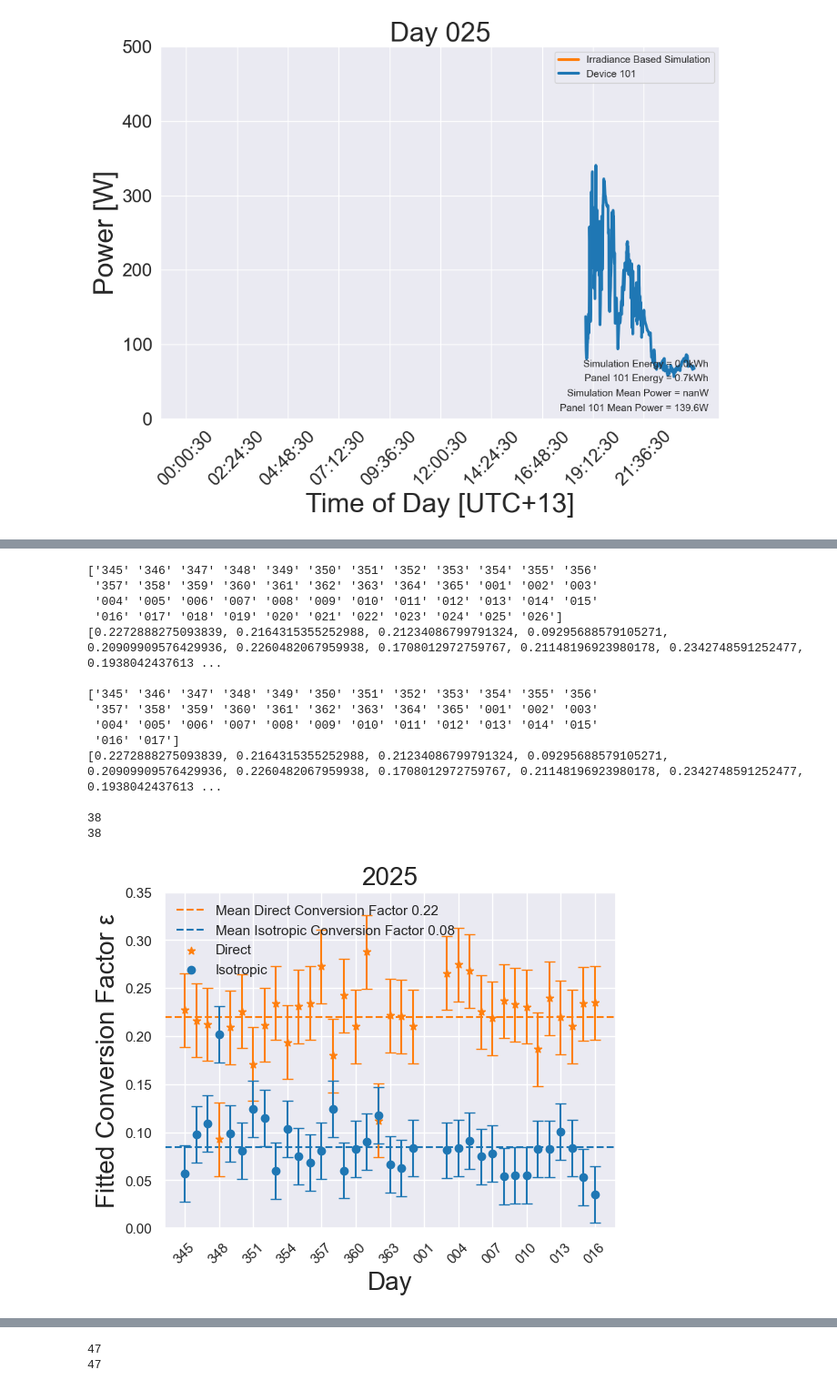
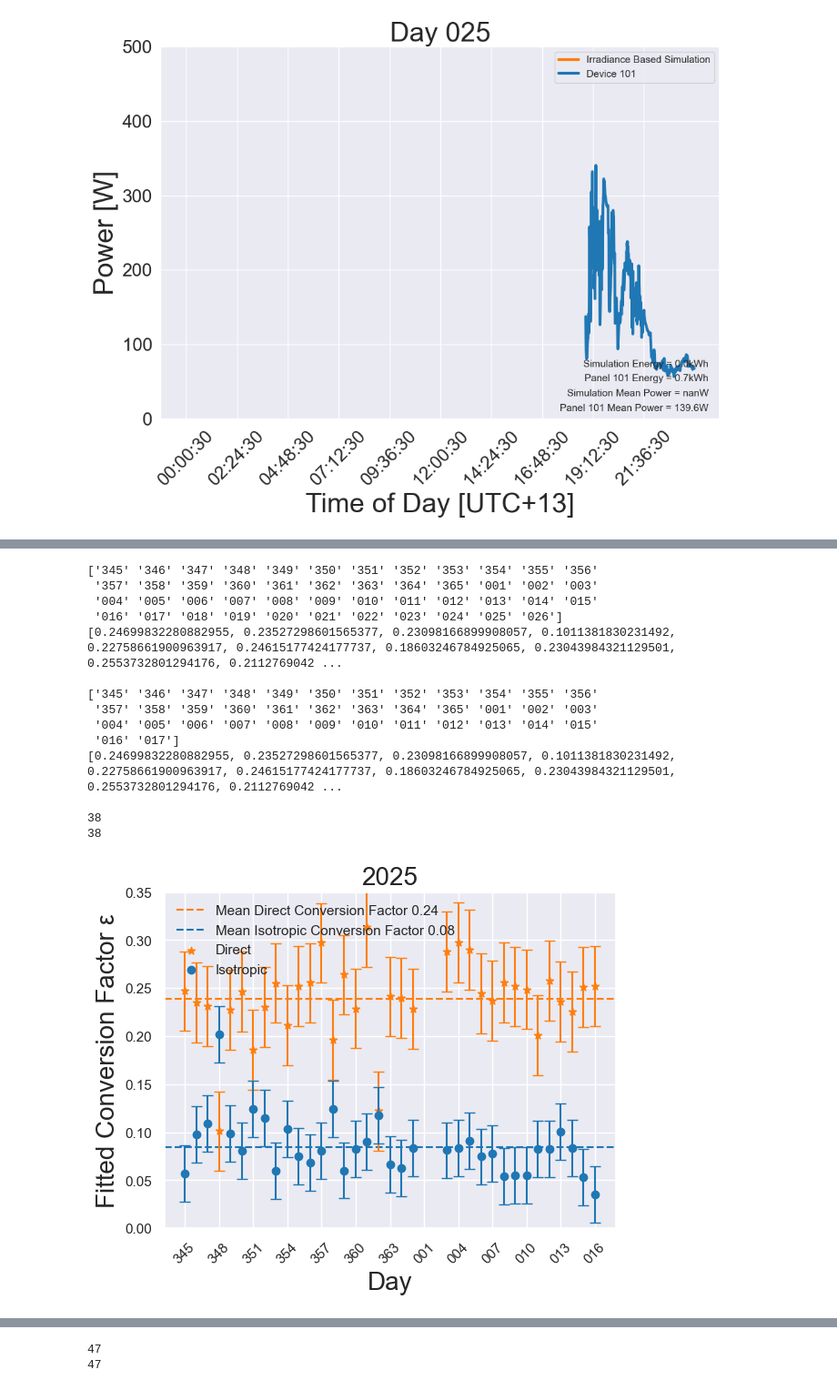
Before and after one commit to Manish-Khanalv1/South-Pole-Data, a Jupyter notebook: Analysis/Model/Every_Day_Model.ipynb, the cells around one changed output, grey strips where cells are left out. Shown at 91% size. Saved outputs shown, nothing was run; the diff lists cells and outputs as text; code cells hidden in the pictures.

```diff
--- a/Analysis/Model/Every_Day_Model.ipynb
+++ b/Analysis/Model/Every_Day_Model.ipynb
@@ -64,7 +64,7 @@ def Import_NOAA_Data(year, day):
 
     # print('diff Irradiance data time correction')
     ''' Diffuse irradiance'''
-    #diffuse irradiance
+    # diffuse irradiance
     NOAAdiff_ir_1 = NOAA[0][14]
     NOAAdiff_ir_2 = NOAA[1][14]
 
@@ -109,9 +109,17 @@ def Import_NOAA_Data(year, day):
     # print(NOAA_time[:10],file_103['Time'][:10])
     #Calculate the solar angle for the given day of the year, this is from the solar angle formula
 
+    '''Solar Zenith Angle'''
+    NOAA_Zenith_1 = NOAA[0][7]
+    NOAA_Zenith_2 = NOAA[1][7]
+    NZDT_Zenith= pd.concat([NOAA_Zenith_1.iloc[660:1440], NOAA_Zenith_2.iloc[0:660]], axis = 0) # concatenate the two days data with time correction
+    NZDT_Zenith = NZDT_Zenith.astype(float)
+    #remove nan values from NZDTup_ir
+    NZDT_Zenith[NZDT_Zenith == -9999.9] = np.nan
+
 
     # ---------------------------------------------------------------
-    return NZDTdir_ir,NZDTdiff_ir, NZDTup_ir, NOAA_time
+    return NZDTdir_ir,NZDTdiff_ir, NZDTup_ir, NOAA_time, NZDT_Zenith
 # %%
 # import panel data function
 def Import_Panel_Data(year, day):
@@ -228,20 +236,20 @@ for year in [25,26]:
 
             # use sigmoids for smooth transition from front to back of panel
         try:
-            Direct_Irradiance, Diffuse_Irradiance, Upwelling_Irradiance, NOAA_time = Import_NOAA_Data(year,day)
+            Direct_Irradiance, Diffuse_Irradiance, Upwelling_Irradiance, NOAA_time, Zenith = Import_NOAA_Data(year,day)
 
             def sigmoid(x, sharpness, shift):
                 return np.array(1 / (1 + np.exp(-(1/sharpness)*(x + shift))))
 
 
-            def model(time, Direct_Irradiance, Diffuse_Irradiance, Upwelling_Irradiance, effs, sharpness):
+            def model(time, Direct_Irradiance, Diffuse_Irradiance, Upwelling_Irradiance, effs, sharpness, zenith):
                 eff_direct = effs[0]
                 eff_isotropic = effs[1]
                 efficiency_back = .7
 
                 Change_Time_1 = 280
                 Change_Time_2 = Change_Time_1 + 1440/2
-                Angular_Dependance_Front = np.array(np.cos(np.pi/(Change_Time_2 - Change_Time_1)*(time - (Change_Time_1 + Change_Time_2)/2)))
+                Angular_Dependance_Front = np.array(np.cos(np.pi/(Change_Time_2 - Change_Time_1)*(time - (Change_Time_1 + Change_Time_2)/2))*np.cos((90-zenith)*np.pi/180))
                 Angular_Dependance_Back = np.array(-Angular_Dependance_Front)
 
                 # create front of panel simulation (I did tricky math to get these)
@@ -266,13 +274,13 @@ for year in [25,26]:
                 return Total_Power
 
             # we want to fit the efficiencies and the sharpness
-            Direct_Irradiance, Diffuse_Irradiance, Upwelling_Irradiance, NOAA_time = Import_NOAA_Data(year,day)
+            Direct_Irradiance, Diffuse_Irradiance, Upwelling_Irradiance, NOAA_time, Zenith = Import_NOAA_Data(year,day)
             def Fit_Model(time, eff_dir, eff_isotropic, sharpness):
                 '''
                 wrapping function for model
                 '''
                 effs = [eff_dir, eff_isotropic]
-                sim_power = model(np.linspace(0,1440,1440), np.array(Direct_Irradiance), np.array(Diffuse_Irradiance), np.array(Upwelling_Irradiance), effs, 50)
+                sim_power = model(np.linspace(0,1440,1440), np.array(Direct_Irradiance), np.array(Diffuse_Irradiance), np.array(Upwelling_Irradiance), effs, 50, Zenith)
                 sim_power_2880 = np.repeat(sim_power, 2)
                 if len(sim_power_2880) > len(power_101_og):
                     sim_power_data_length = sim_power_2880[:len(power_101_og)]
@@ -331,10 +339,12 @@ for year in [25,26]:
             # print(fit_report(result))
             Conversion_Factor_Tuples.append((fitted_dir_eff, fitted_isotropic_eff))
             Irradiance_Data.append((Direct_Irradiance, Diffuse_Irradiance, Upwelling_Irradiance))
+            Zenith_Angles.append(Zenith)
             print('NOAA Data Success')
         except:
             Irradiance_Data.append((np.full(1440,np.nan),np.full(1440,np.nan),np.full(1440,np.nan)))
             Conversion_Factor_Tuples.append((np.nan, np.nan))
+            Zenith_Angles.append(np.nan)
             print('NOAA Data Fail')
 # %% [output]
 334
@@ -518,6 +530,8 @@ Isotropic_Conversion_Factors = list(Isotropic_Conversion_Factors_0)[11:]
 
 Day_Range2026 = [f"{i:03d}" for i in range(1, 27)]
 Day_Range2025 = [f"{i:03d}" for i in range(345, 366)]
+# Day_Range2026 = list(range(1,27))
+# Day_Range2025 = list(range(345, 366))
 Day_Range = np.concatenate([Day_Range2025,Day_Range2026])
 print(Day_Range)
 print(Direct_Conversion_Factors)
@@ -532,37 +546,37 @@ print(Direct_Conversion_Factors_Truncated)
 print()
 print(len(Day_Range_Truncated))
 print(len(Direct_Conversion_Factors_Truncated))
 plt.axhline(y=np.nanmean(Direct_Conversion_Factors_Truncated), color='tab:orange', linestyle='--', label = f'Mean Direct Conversion Factor {np.round(np.nanmean(Direct_Conversion_Factors_Truncated),2)}')
 plt.axhline(y=np.nanmean(Isotropic_Conversion_Factors_Truncated), color='tab:blue', linestyle='--', label = f'Mean Isotropic Conversion Factor {np.round(np.nanmean(Isotropic_Conversion_Factors_Truncated),2)}')
 
 plt.scatter(Day_Range_Truncated, Direct_Conversion_Factors_Truncated, label = 'Direct', color = 'tab:orange', marker = '*')
 plt.scatter(Day_Range_Truncated, Isotropic_Conversion_Factors_Truncated, label = 'Isotropic', color = 'tab:blue')
 plt.errorbar(Day_Range_Truncated, Direct_Conversion_Factors_Truncated, yerr = np.nanstd(Direct_Conversion_Factors_Truncated), capsize = 4, linestyle = 'none', color = 'tab:orange')
 plt.errorbar(Day_Range_Truncated, Isotropic_Conversion_Factors_Truncated, yerr = np.nanstd(Isotropic_Conversion_Factors_Truncated), capsize = 4, linestyle = 'none', color = 'tab:blue')
 plt.xticks(Day_Range_Truncated[::3], rotation = 45)
-plt.legend(framealpha = 0)
+plt.legend(framealpha = 0,loc = "upper left")
 plt.title(2025, fontsize = 20)
 plt.xlabel('Day', fontsize = 20)
 plt.ylabel('Fitted Conversion Factor ε', fontsize = 20)
 plt.grid('on')
 plt.ylim(0,.35)
 plt.show()
 # %% [output]
 ['345' '346' '347' '348' '349' '350' '351' '352' '353' '354' '355' '356'
  '357' '358' '359' '360' '361' '362' '363' '364' '365' '001' '002' '003'
  '004' '005' '006' '007' '008' '009' '010' '011' '012' '013' '014' '015'
  '016' '017' '018' '019' '020' '021' '022' '023' '024' '025' '026']
-[0.2272888275093839, 0.2164315355252988, 0.21234086799791324, 0.09295688579105271, 0.20909909576429936, 0.2260482067959938, 0.1708012972759767, 0.21148196923980178, 0.2342748591252477, 0.1938042437613 ...
+[0.24699832280882955, 0.23527298601565377, 0.23098166899908057, 0.1011381830231492, 0.22758661900963917, 0.24615177424177737, 0.18603246784925065, 0.23043984321129501, 0.2553732801294176, 0.2112769042 ...
 
 ['345' '346' '347' '348' '349' '350' '351' '352' '353' '354' '355' '356'
  '357' '358' '359' '360' '361' '362' '363' '364' '365' '001' '002' '003'
  '004' '005' '006' '007' '008' '009' '010' '011' '012' '013' '014' '015'
  '016' '017']
-[0.2272888275093839, 0.2164315355252988, 0.21234086799791324, 0.09295688579105271, 0.20909909576429936, 0.2260482067959938, 0.1708012972759767, 0.21148196923980178, 0.2342748591252477, 0.1938042437613 ...
+[0.24699832280882955, 0.23527298601565377, 0.23098166899908057, 0.1011381830231492, 0.22758661900963917, 0.24615177424177737, 0.18603246784925065, 0.23043984321129501, 0.2553732801294176, 0.2112769042 ...
 
 38
 38
-[figure, old version]
+[figure, new version]
 # %%
 # Lets make this plot again but I am going to mask the
 
```
Also changed, not shown: parts of 4 cells of this notebook, 7 other files.
